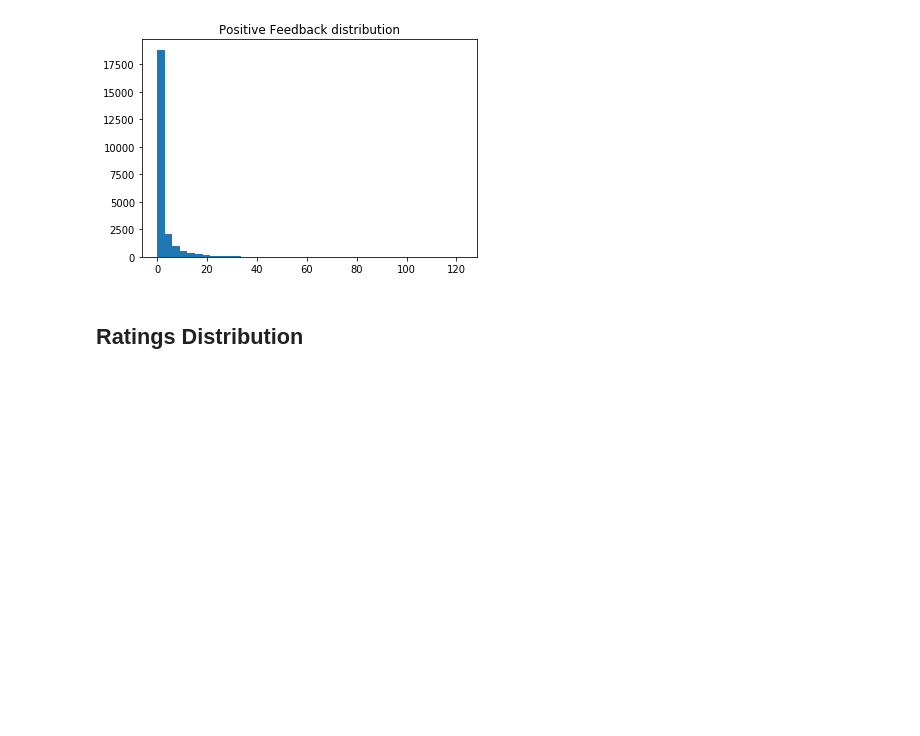
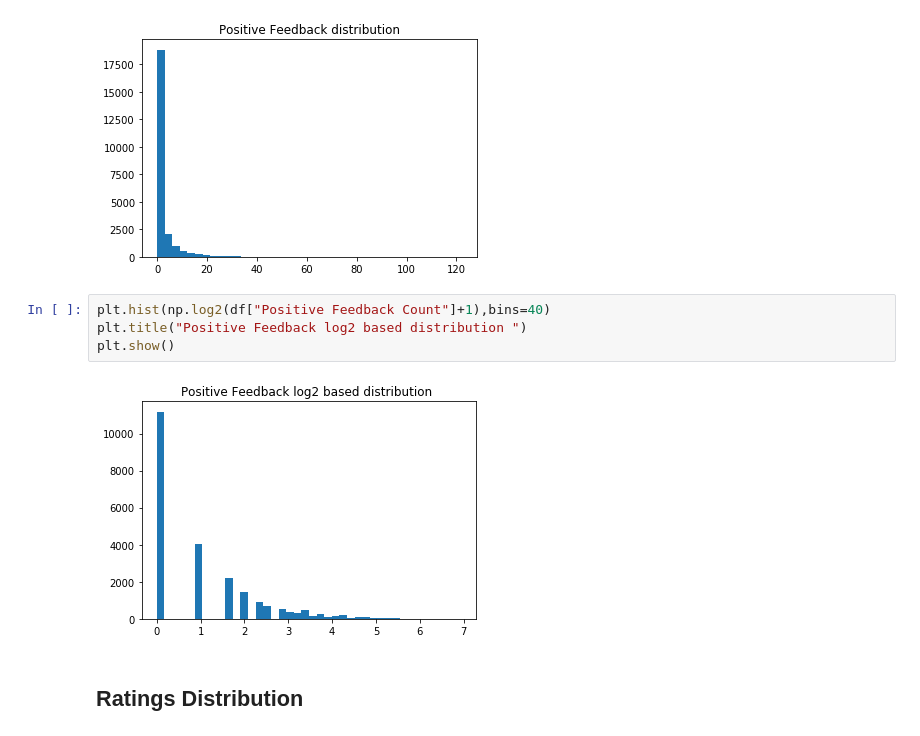
Before and after one commit to lewiechiu/DataScience, a Jupyter notebook: Women's e-commerce.ipynb, the cells around one changed output. Saved outputs shown, nothing was run; the diff lists cells and outputs as text; blank space fills up the shorter version.

```diff
--- a/Women's e-commerce.ipynb
+++ b/Women's e-commerce.ipynb
@@ -114,6 +123,12 @@ plt.title("Positive Feedback distribution")
 plt.show()
 # %% [output]
 [figure]
+# %%
+plt.hist(np.log2(df["Positive Feedback Count"]+1),bins=40)
+plt.title("Positive Feedback log2 based distribution ")
+plt.show()
+# %% [output]
+[figure, added]
 # %% [markdown]
 ## Ratings Distribution
 # %%
```
Also changed, not shown: parts of 34 cells of this notebook, 2 other files.
